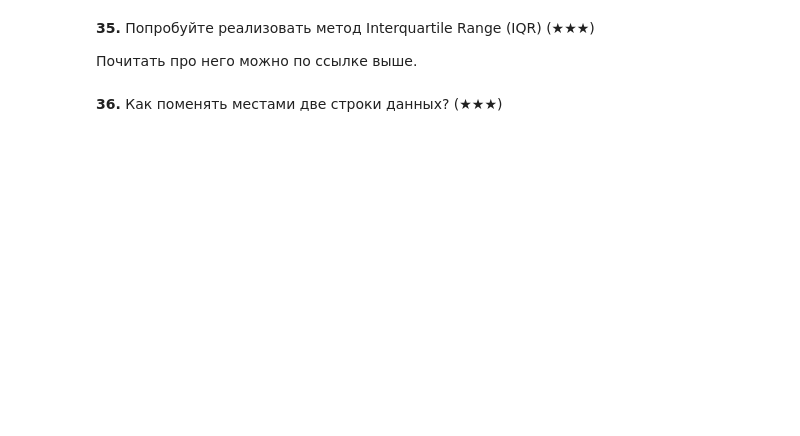
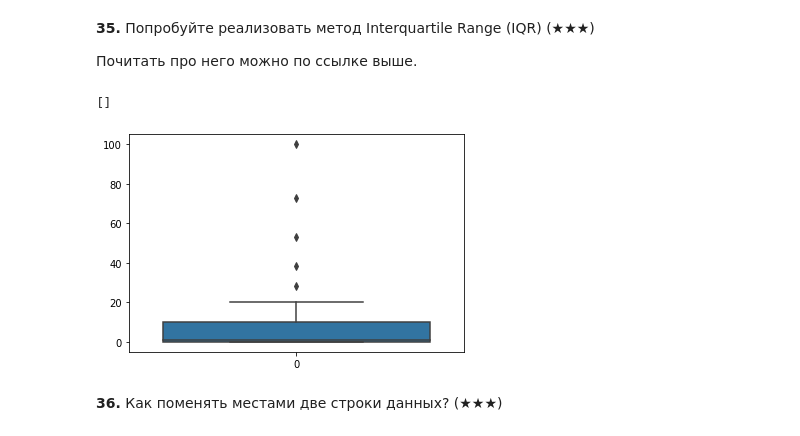
Before and after one commit to sarvensis/spython, a Jupyter notebook: semesterNo2/Homework1ML.ipynb, the cells around one changed output. Saved outputs shown, nothing was run; the diff lists cells and outputs as text; code cells hidden in the pictures; blank space fills up the shorter version.

```diff
--- a/semesterNo2/Homework1ML.ipynb
+++ b/semesterNo2/Homework1ML.ipynb
@@ -738,6 +760,13 @@ s = pd.Series(np.logspace(-2, 2, 30))
 # %%
 s = pd.Series(np.logspace(-2, 2, 30))
 
 #your code
+import seaborn as sns
+import matplotlib.pyplot as plt
+
+sns.boxplot(data=s).plot()
+# %% [output]
+[]
+[figure, added]
 # %% [markdown]
 **36\.** Как поменять местами две строки данных? (★★★)
```
Also changed, not shown: parts of 3 cells of this notebook.
